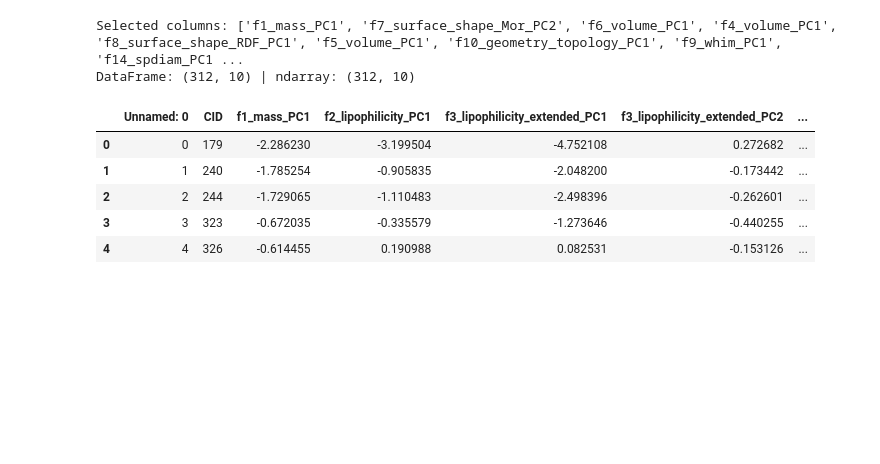
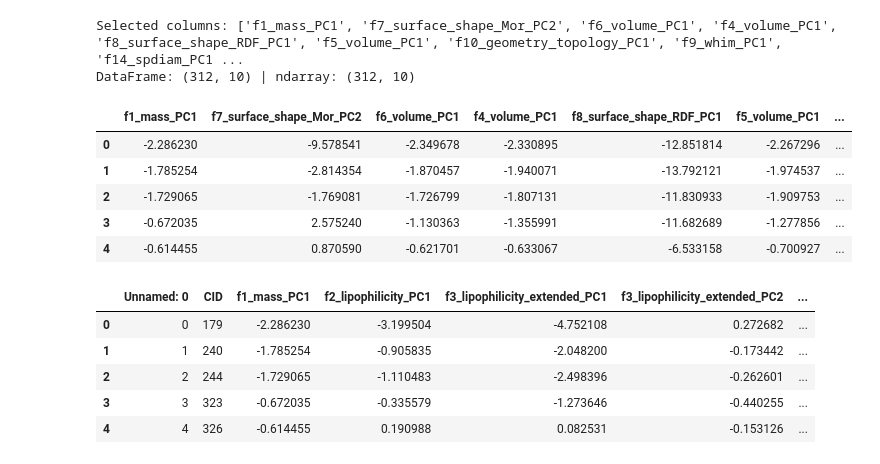
Before and after one commit to kiriyevskykiril/ai-program-2026, a Jupyter notebook: project_1/classifications_trials.ipynb, the cells around one changed output. Drawn from its saved outputs; the diff is of its cells as text; code cells hidden in the pictures; blank space fills up the shorter version.

```diff
--- a/project_1/classifications_trials.ipynb
+++ b/project_1/classifications_trials.ipynb
@@ -108,3 +108,12 @@ print("DataFrame:", X_top_df.shape, "| ndarray:", X_top_arr.shape)
 # %% [output]
 Selected columns: ['f1_mass_PC1', 'f7_surface_shape_Mor_PC2', 'f6_volume_PC1', 'f4_volume_PC1', 'f8_surface_shape_RDF_PC1', 'f5_volume_PC1', 'f10_geometry_topology_PC1', 'f9_whim_PC1', 'f14_spdiam_PC1 ...
 DataFrame: (312, 10) | ndarray: (312, 10)
+# %%
+X_top_df.head()
+# %% [output]
+|  | f1_mass_PC1 | f7_surface_shape_Mor_PC2 | f6_volume_PC1 | f4_volume_PC1 | f8_surface_shape_RDF_PC1 | f5_volume_PC1 | ... |
+| 0 | -2.286230 | -9.578541 | -2.349678 | -2.330895 | -12.851814 | -2.267296 | ... |
+| 1 | -1.785254 | -2.814354 | -1.870457 | -1.940071 | -13.792121 | -1.974537 | ... |
+| 2 | -1.729065 | -1.769081 | -1.726799 | -1.807131 | -11.830933 | -1.909753 | ... |
+| 3 | -0.672035 | 2.575240 | -1.130363 | -1.355991 | -11.682689 | -1.277856 | ... |
+| 4 | -0.614455 | 0.870590 | -0.621701 | -0.633067 | -6.533158 | -0.700927 | ... |
```
Also changed, not shown: parts of 30 cells of this notebook, 15 other files.
